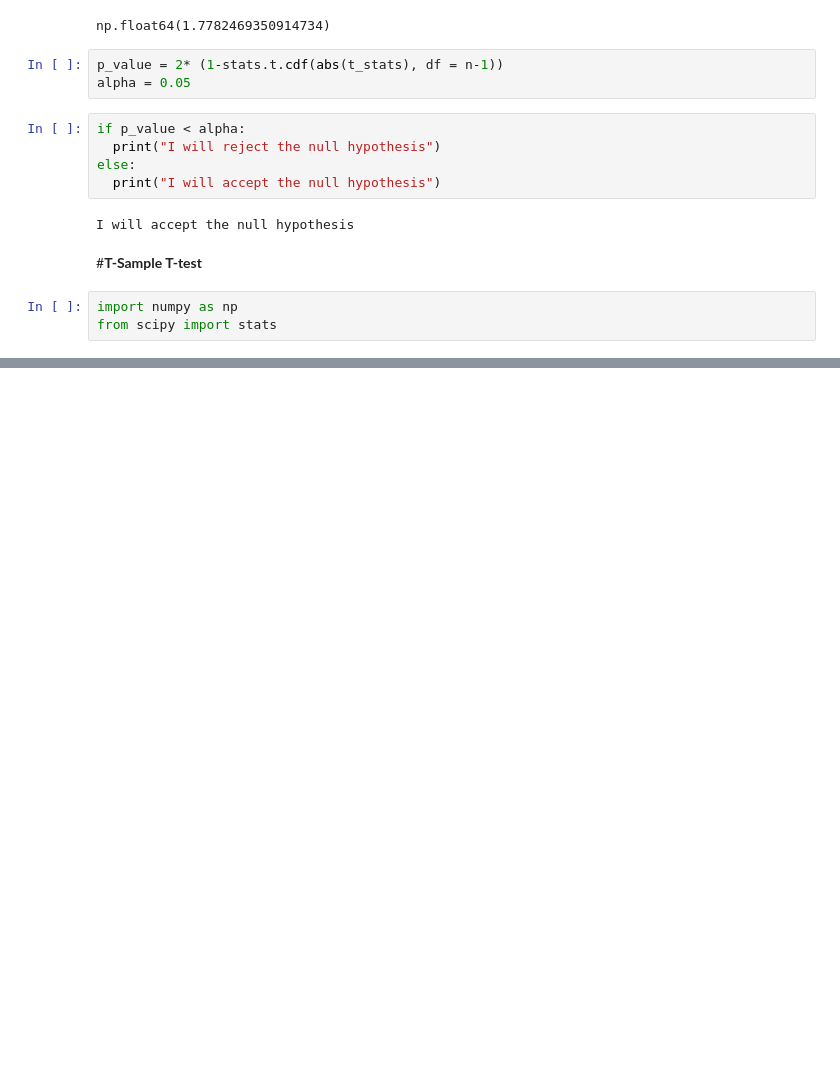
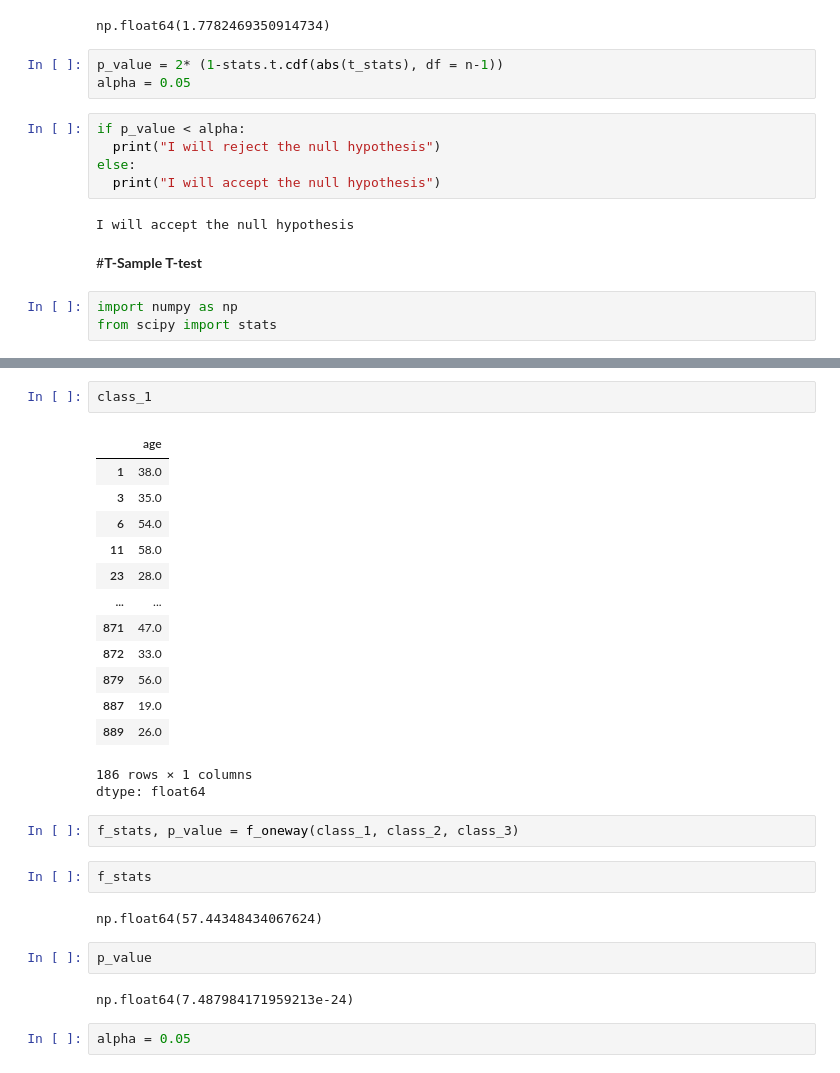
Before and after one commit to sajalgoyal007/AIML-Training-Projects, a Jupyter notebook: Practice/Statistics.ipynb, the cells around one changed output, grey strips where cells are left out. Saved outputs shown, nothing was run; the diff lists cells and outputs as text; blank space fills up the shorter version.

```diff
--- a/Practice/Statistics.ipynb
+++ b/Practice/Statistics.ipynb
@@ -119,0 +229,29 @@ group_B - []
+# %%
+class_1
+# %% [output]
+|  | age |
+| 1 | 38.0 |
+| 3 | 35.0 |
+| 6 | 54.0 |
+| 11 | 58.0 |
+| 23 | 28.0 |
+| ... | ... |
+| 871 | 47.0 |
+| 872 | 33.0 |
+| 879 | 56.0 |
+| 887 | 19.0 |
+| 889 | 26.0 |
+186 rows × 1 columns
+dtype: float64
+# %%
+f_stats, p_value = f_oneway(class_1, class_2, class_3)
+# %%
+f_stats
+# %% [output]
+np.float64(57.44348434067624)
+# %%
+p_value
+# %% [output]
+np.float64(7.487984171959213e-24)
+# %%
+alpha = 0.05
```
Also changed, not shown: parts of 24 cells of this notebook.
